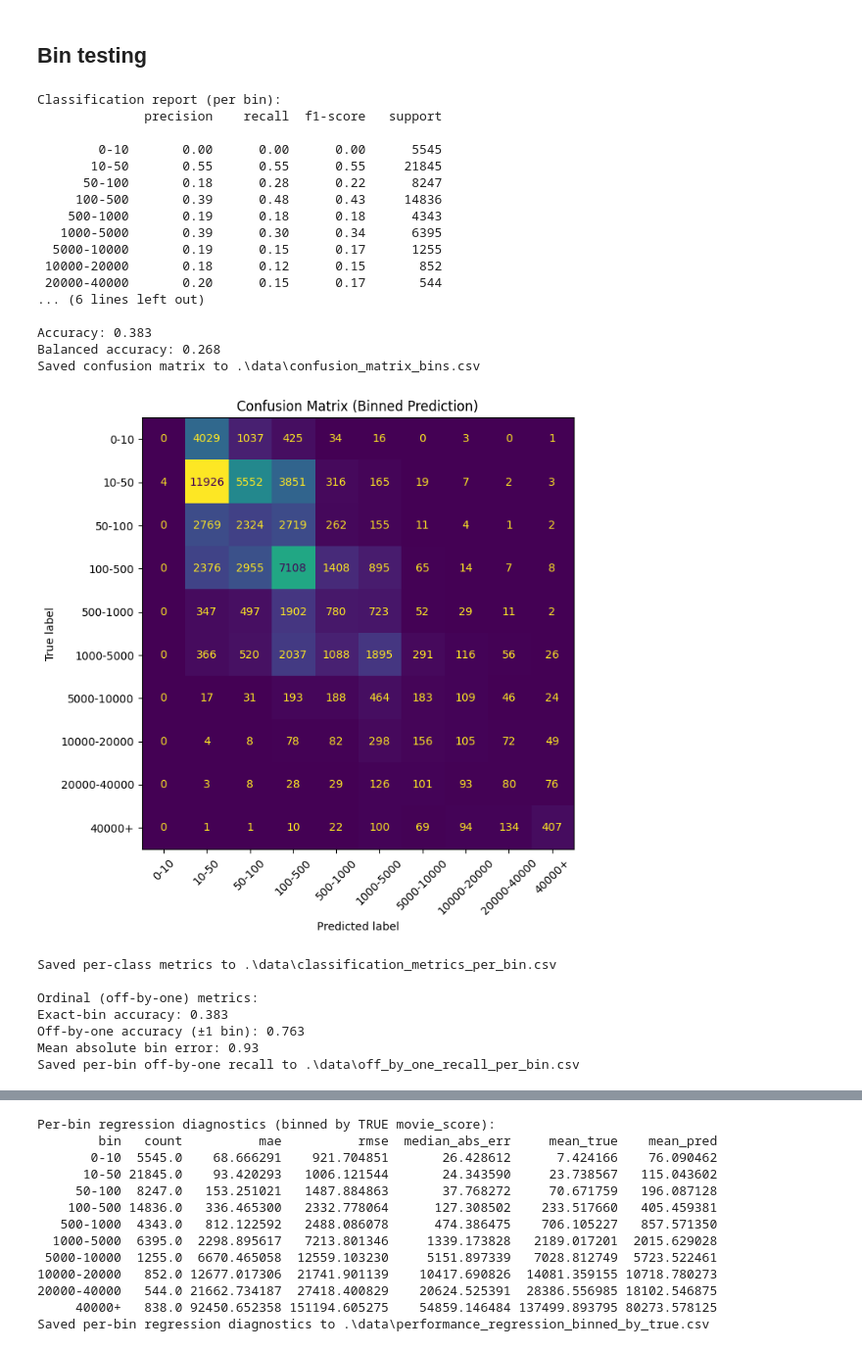
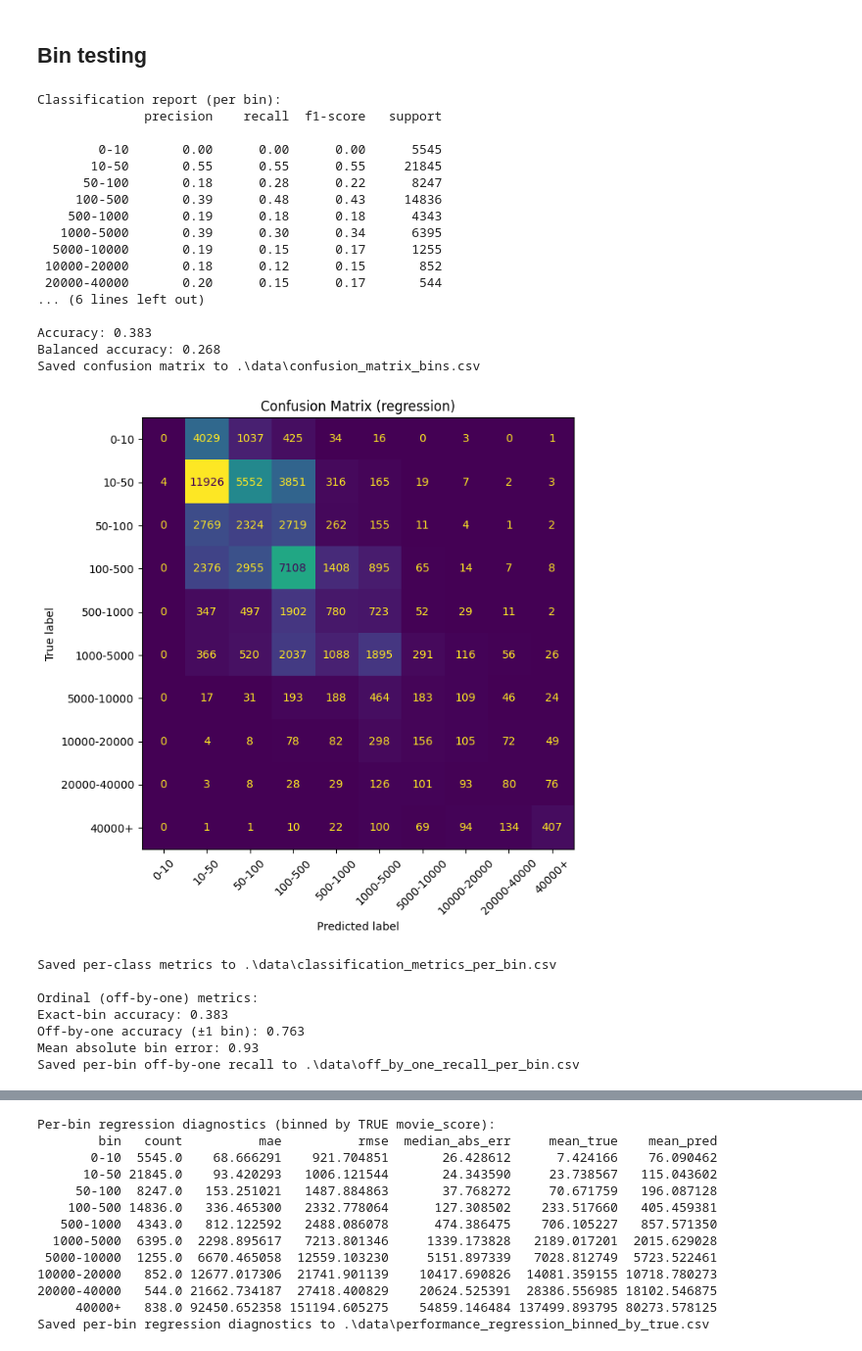
Before and after one commit to ande310g/imdb, a Jupyter notebook: src/XGBoost_Number_Votes/Testing_classification_FIXED.ipynb, the cells around one changed output, grey strips where cells are left out. Shown at 98% size. Cells and saved outputs as stored; diff of their text form; code cells hidden in the pictures.

```diff
--- a/src/XGBoost_Number_Votes/Testing_classification_FIXED.ipynb
+++ b/src/XGBoost_Number_Votes/Testing_classification_FIXED.ipynb
@@ -133,7 +133,7 @@ print("Saved confusion matrix to .\\data\\confusion_matrix_bins.csv")
 disp = ConfusionMatrixDisplay(confusion_matrix=cm, display_labels=bin_labels)
 fig, ax = plt.subplots(figsize=(9, 7))
 disp.plot(ax=ax, xticks_rotation=45, values_format="d", colorbar=False)
-plt.title("Confusion Matrix (Binned Prediction)")
+plt.title("Confusion Matrix (regression)")
 plt.tight_layout()
 plt.show()
 
@@ -166,34 +166,34 @@ df_bins = pd.DataFrame({"true_bin": true_codes, "pred_bin": pred_codes})
 df_bins["off_by_one"] = (np.abs(df_bins["true_bin"] - df_bins["pred_bin"]) <= 1)
 off_by_one_per_bin = (
     df_bins.groupby("true_bin")["off_by_one"]
            .mean()
            .reset_index(name="off_by_one_recall")
 )
 off_by_one_per_bin["class"] = off_by_one_per_bin["true_bin"].map(lambda i: bin_labels[i])
 off_by_one_per_bin = off_by_one_per_bin[["true_bin", "class", "off_by_one_recall"]]
 off_by_one_per_bin.to_csv(r'.\data\off_by_one_recall_per_bin.csv', sep=';', index=False)
 print("Saved per-bin off-by-one recall to .\\data\\off_by_one_recall_per_bin.csv")
 
 off_by_one_per_bin
 # %% [output]
 Classification report (per bin):
               precision    recall  f1-score   support
 
         0-10       0.00      0.00      0.00      5545
        10-50       0.55      0.55      0.55     21845
       50-100       0.18      0.28      0.22      8247
      100-500       0.39      0.48      0.43     14836
     500-1000       0.19      0.18      0.18      4343
    1000-5000       0.39      0.30      0.34      6395
   5000-10000       0.19      0.15      0.17      1255
  10000-20000       0.18      0.12      0.15       852
  20000-40000       0.20      0.15      0.17       544
 ... (6 lines left out)
 
 Accuracy: 0.383
 Balanced accuracy: 0.268
 Saved confusion matrix to .\data\confusion_matrix_bins.csv
-[figure, old version]
+[figure, new version]
 Saved per-class metrics to .\data\classification_metrics_per_bin.csv
 
 Ordinal (off-by-one) metrics:
```
Also changed, not shown: 9 other files.
